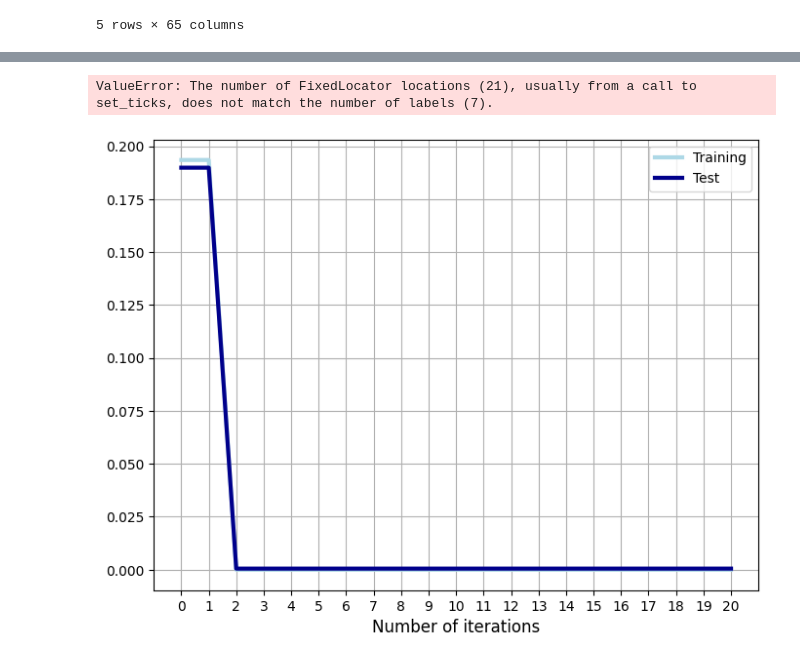
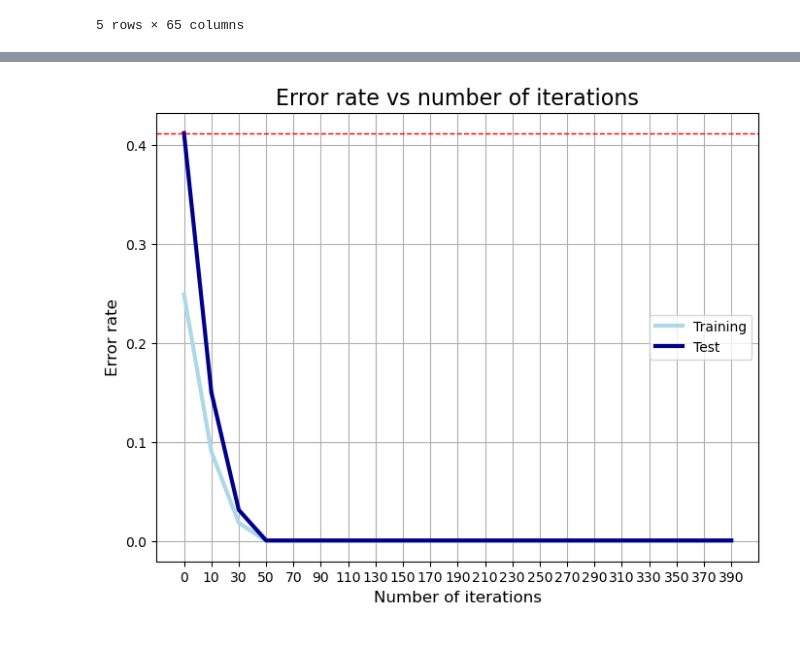
Before and after one commit to matt7salomon/healthcare_claims_acceptance, a Jupyter notebook: healthcare-claims-adaboost.ipynb, the cells around one changed output, grey strips where cells are left out. Cells and saved outputs as stored; diff of their text form; code cells hidden in the pictures.

```diff
--- a/healthcare-claims-adaboost.ipynb
+++ b/healthcare-claims-adaboost.ipynb
@@ -207,7 +167,9 @@ df.head()
 df = df.select_dtypes(['int','float','object'])
 # %%
 df = pd.get_dummies(df)
+# %%
+X ,y = df[[x for x in df.columns if x!='ClaimStatus']], df['ClaimStatus']
 # %%
 from sklearn.model_selection import train_test_split
-X_train, X_test, Y_train, Y_test = train_test_split(
-    df[[x for x in df.columns if x!='ClaimStatus']], df['ClaimStatus'], test_size=0.33, random_state=42)
+X_train, X_test, Y_train, Y_test = train_test_split(X,
+    y, test_size=0.33, random_state=42)
@@ -442,7 +298,7 @@ def adaboost_clf(Y_train, X_train, Y_test, X_test, M, clf):
     return get_error_rate(pred_train, Y_train), get_error_rate(pred_test, Y_test)
 
 """ PLOT FUNCTION ==========================================================="""
-def plot_error_rate(er_train, er_test):
+def plot_error_rate(er_train, er_test,rng):
     df_error = pd.DataFrame({'Training': er_train, 'Test': er_test})
     plot1 = df_error.plot(linewidth=3, figsize=(8,6),
                           color=['lightblue', 'darkblue'], grid=True)
@@ -450,40 +306,39 @@ def plot_error_rate(er_train, er_test):
     plot1.set_xticks(range(len(er_train)))
     plot1.set_xticklabels([0] + list(rng))
     plot1.set_ylabel('Error rate', fontsize=12)
     plot1.set_title('Error rate vs number of iterations', fontsize=16)
     plt.axhline(y=er_test[0], linewidth=1, color='red', ls='dashed')
     plt.show()
 
 """ MAIN SCRIPT ============================================================="""
 if __name__ == '__main__':
     # Example data (replace with your own)
-    # X, y = make_hastie_10_2(n_samples=5000)
-    # df = pd.DataFrame(X)
-    # df['Y'] = y
+#     X, y = make_hastie_10_2(n_samples=5000)
+#     df = pd.DataFrame(X)
+#     df['Y'] = y
 
-    # Use your dataset here
-    # X_train, X_test, Y_train, Y_test = train_test_split(
-    #     df.iloc[:,:-1], df['Y'], test_size=0.2, random_state=42)
+#     #Use your dataset here
+#     X_train, X_test, Y_train, Y_test = train_test_split(
+#         df.iloc[:,:-1], df['Y'], test_size=0.2, random_state=42)
 
-    # Ensure labels are -1 and 1
+    #Ensure labels are -1 and 1
     Y_train[Y_train == 0] = -1
     Y_test[Y_test == 0] = -1
 
     # Fit a simple decision tree first
     clf_tree = DecisionTreeClassifier(max_depth=1, random_state=1)
     er_tree = generic_clf(Y_train, X_train, Y_test, X_test, clf_tree)
 
     # Initialize error lists
     er_train, er_test = [er_tree[0]], [er_tree[1]]
     x_range = range(10, 410, 20)
 
     for i in x_range:
         er_i = adaboost_clf(Y_train, X_train, Y_test, X_test, i, clf_tree)
         er_train.append(er_i[0])
         er_test.append(er_i[1])
 
     # Compare error rate vs number of iterations
-    plot_error_rate(er_train, er_test)
+    plot_error_rate(er_train, er_test, x_range)
 # %% [output]
-ValueError: The number of FixedLocator locations (21), usually from a call to set_ticks, does not match the number of labels (7).
-[figure, old version]
+[figure, new version]
```
Also changed, not shown: parts of 6 cells of this notebook.
